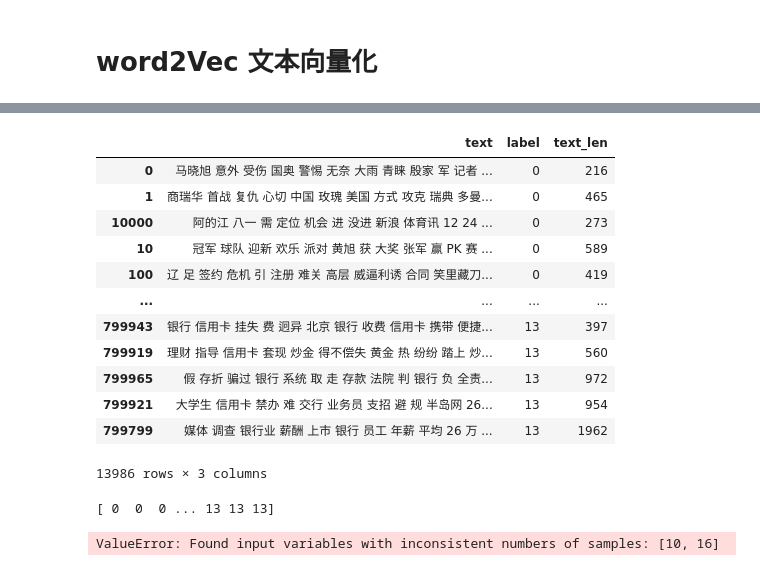
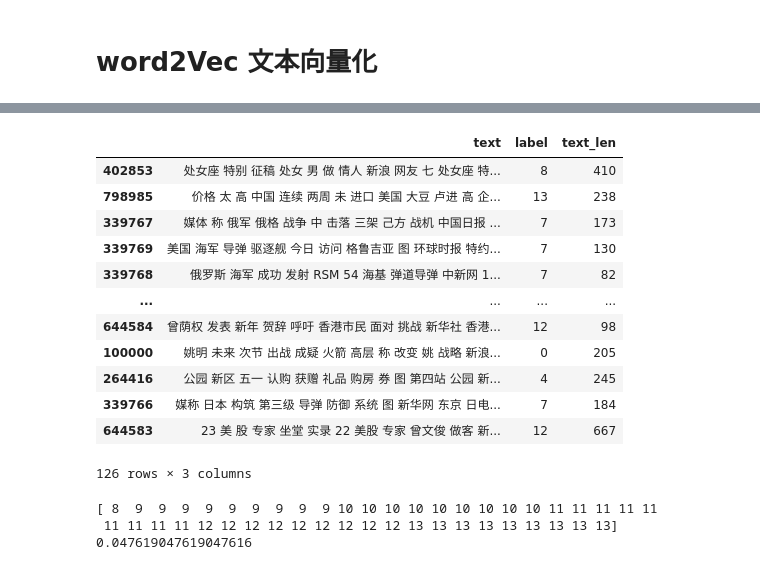
Before and after one commit to huangxioaxie/dl, a Jupyter notebook: code/pythonwork/d2l-zh/pytorch/MyWork/MyStudy/test1_read_data.ipynb, the cells around one changed output, grey strips where cells are left out. Saved outputs shown, nothing was run; the diff lists cells and outputs as text; code cells hidden in the pictures.

```diff
--- a/code/pythonwork/d2l-zh/pytorch/MyWork/MyStudy/test1_read_data.ipynb
+++ b/code/pythonwork/d2l-zh/pytorch/MyWork/MyStudy/test1_read_data.ipynb
@@ -340,19 +334,20 @@ array([[-0.06520901,  0.00924689,  0.10269794, ..., -0.11525374,
 # %%
 train_df
+train_df.sample(frac=1)
 # %% [output]
 |  | text | label | text_len |
-| 0 | 马晓旭 意外 受伤 国奥 警惕 无奈 大雨 青睐 殷家 军 记者 ... | 0 | 216 |
-| 1 | 商瑞华 首战 复仇 心切 中国 玫瑰 美国 方式 攻克 瑞典 多曼... | 0 | 465 |
-| 10000 | 阿的江 八一 需 定位 机会 进 没进 新浪 体育讯 12 24 ... | 0 | 273 |
-| 10 | 冠军 球队 迎新 欢乐 派对 黄旭 获 大奖 张军 赢 PK 赛 ... | 0 | 589 |
-| 100 | 辽 足 签约 危机 引 注册 难关 高层 威逼利诱 合同 笑里藏刀... | 0 | 419 |
+| 402853 | 处女座 特别 征稿 处女 男 做 情人 新浪 网友 七 处女座 特... | 8 | 410 |
+| 798985 | 价格 太 高 中国 连续 两周 未 进口 美国 大豆 卢进 高 企... | 13 | 238 |
+| 339767 | 媒体 称 俄军 俄格 战争 中 击落 三架 己方 战机 中国日报 ... | 7 | 173 |
+| 339769 | 美国 海军 导弹 驱逐舰 今日 访问 格鲁吉亚 图 环球时报 特约... | 7 | 130 |
+| 339768 | 俄罗斯 海军 成功 发射 RSM 54 海基 弹道导弹 中新网 1... | 7 | 82 |
 | ... | ... | ... | ... |
-| 799943 | 银行 信用卡 挂失 费 迥异 北京 银行 收费 信用卡 携带 便捷... | 13 | 397 |
-| 799919 | 理财 指导 信用卡 套现 炒金 得不偿失 黄金 热 纷纷 踏上 炒... | 13 | 560 |
-| 799965 | 假 存折 骗过 银行 系统 取 走 存款 法院 判 银行 负 全责... | 13 | 972 |
-| 799921 | 大学生 信用卡 禁办 难 交行 业务员 支招 避 规 半岛网 26... | 13 | 954 |
-| 799799 | 媒体 调查 银行业 薪酬 上市 银行 员工 年薪 平均 26 万 ... | 13 | 1962 |
+| 644584 | 曾荫权 发表 新年 贺辞 呼吁 香港市民 面对 挑战 新华社 香港... | 12 | 98 |
+| 100000 | 姚明 未来 次节 出战 成疑 火箭 高层 称 改变 姚 战略 新浪... | 0 | 205 |
+| 264416 | 公园 新区 五一 认购 获赠 礼品 购房 券 图 第四站 公园 新... | 4 | 245 |
+| 339766 | 媒称 日本 构筑 第三级 导弹 防御 系统 图 新华网 东京 日电... | 7 | 184 |
+| 644583 | 23 美 股 专家 坐堂 实录 22 美股 专家 曾文俊 做客 新... | 12 | 667 |
-13986 rows × 3 columns
+126 rows × 3 columns
 # %%
 # Count Vectors + RidgeClassifier
 
@@ -362,8 +357,8 @@ from sklearn.feature_extraction.text import CountVectorizer
 from sklearn.linear_model import RidgeClassifier
 from sklearn.metrics import f1_score
 
-all_data_size = 20
-train_data_size = 16
+all_data_size = 100
+train_data_size = 80
 test_data_size = all_data_size - train_data_size
 
 # train_df = pd.read_csv('./data/train_set.csv', sep='\t', nrows=all_data_size)
@@ -377,9 +372,11 @@ clf = RidgeClassifier()
 clf.fit(train_test[:train_data_size], train_df['label'].values[:train_data_size])
 
 val_pred = clf.predict(train_test[train_data_size:])
-print(val_pred)
+# print("预测结果",val_pred)
+# print("实际标签",train_df['label'].values[train_data_size:])
 print(f1_score(train_df['label'].values[train_data_size:], val_pred, average='macro'))
 # 0.28
 # %% [output]
-[ 0  0  0 ... 13 13 13]
+[ 8  9  9  9  9  9  9  9  9  9 10 10 10 10 10 10 10 10 10 11 11 11 11 11
+ 11 11 11 11 12 12 12 12 12 12 12 12 12 13 13 13 13 13 13 13 13 13]
+0.047619047619047616
-ValueError: Found input variables with inconsistent numbers of samples: [10, 16]
```
Also changed, not shown: parts of 11 cells of this notebook, 29 other files.
